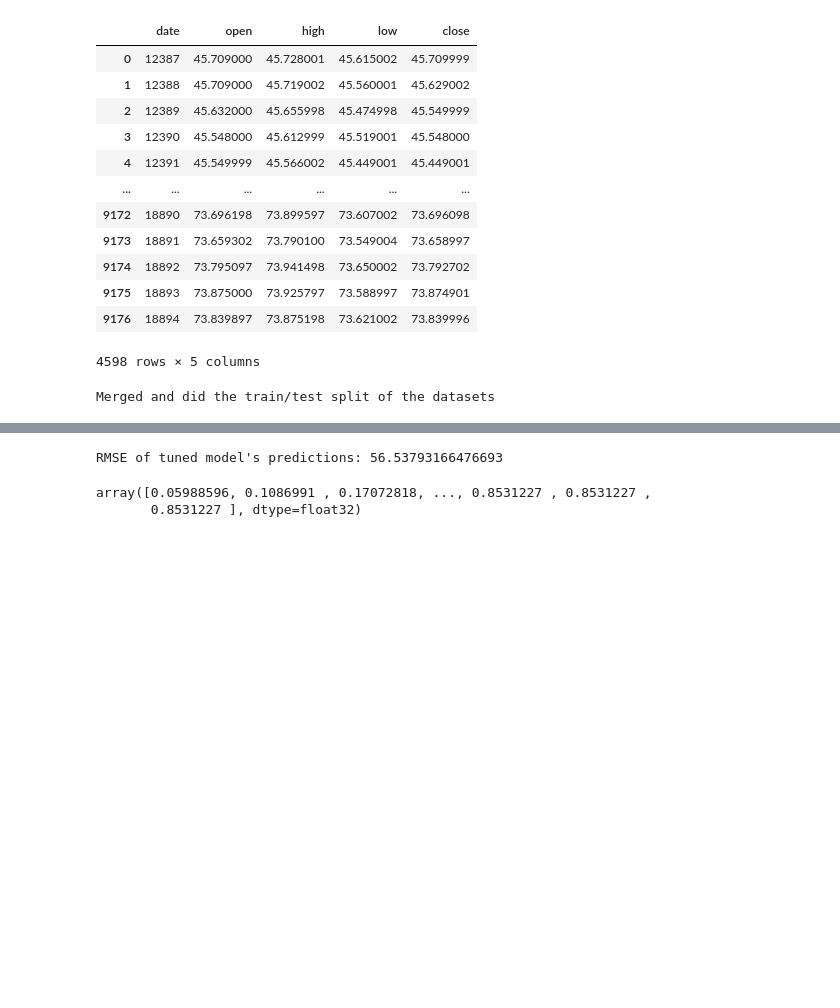
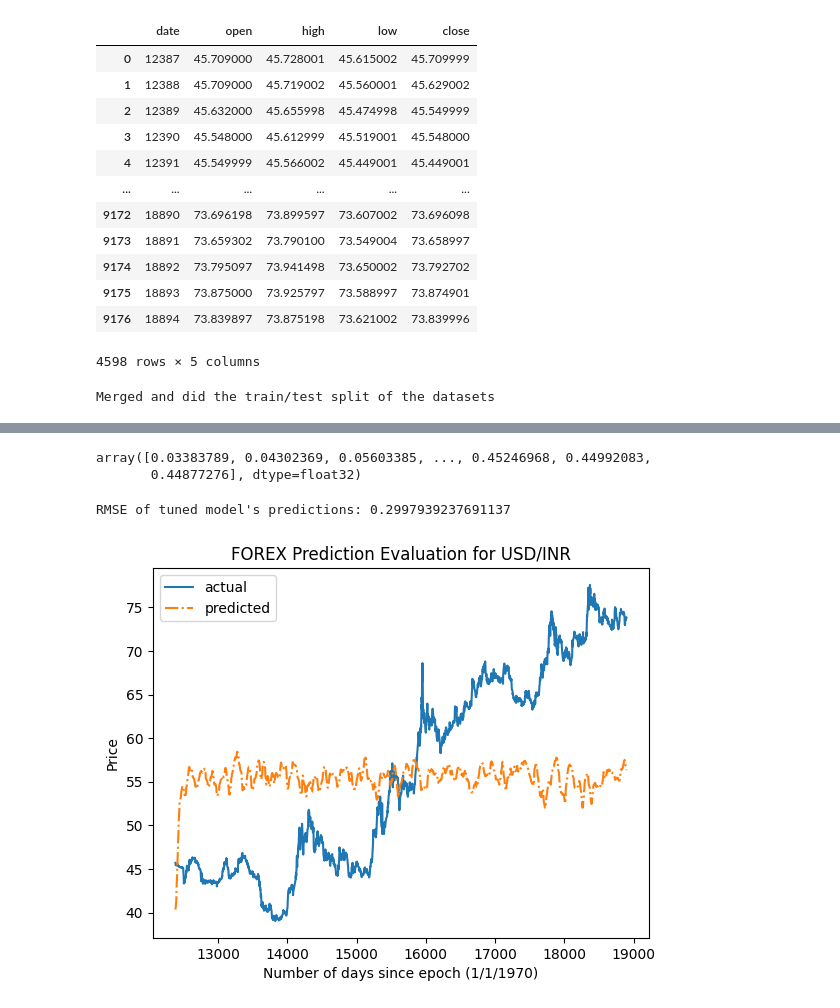
Before and after one commit to raphijay/csc522-project, a Jupyter notebook: src/project.ipynb, the cells around one changed output, grey strips where cells are left out. Drawn from its saved outputs; the diff is of its cells as text; code cells hidden in the pictures; blank space fills up the shorter version.

Commit message:
Fixing up the prediction method and adding plots

```diff
--- a/src/project.ipynb
+++ b/src/project.ipynb
@@ -44,20 +60,33 @@ merged_x_train, merged_x_test, merged_y_train, merged_y_test = split(merged_df)
 print('Merged and did the train/test split of the datasets')
 # %% [output]
 Merged and did the train/test split of the datasets
+# %%
+# Normalize the training and testing datasets for the processes of the LSTM RNN ensemble
+
+x_train_scaler = MinMaxScaler()
+x_train = pd.DataFrame(x_train_scaler.fit_transform(merged_x_train))
+
+y_train_scaler = MinMaxScaler()
+y_train = pd.DataFrame(y_train_scaler.fit_transform(merged_y_train.to_numpy().reshape(-1, 1)))
+
+x_test_scaler = MinMaxScaler()
+x_test = pd.DataFrame(x_test_scaler.fit_transform(merged_x_test))
+
+y_test_scaler = MinMaxScaler()
+y_test = pd.DataFrame(y_test_scaler.fit_transform(merged_y_test.to_numpy().reshape(-1, 1)))
 # %%
-%run lstm_rnn.py
-%run rand_network_ensemble.py
+# Instantiate and run the ensemble of random LSTM RNNs
 
 lstm_args = {
-    "input_shape": (len(merged_x_train.to_numpy()), len(merged_x_train.to_numpy()[0])),
+    "input_shape": (len(x_train.to_numpy()), len(x_train.to_numpy()[0])),
     "lstm_units": 32,
     "dense_units": 16,
     "output_shape": (1,)
 }
 ensembler = RandomNetworkEnsemble(num_networks = 10, base_nn_model = CustomLSTM, model_args = lstm_args, random_seed = 522)
 
-ensembler.train(merged_x_train.to_numpy(), merged_y_train.to_numpy())
-predicted_target = ensembler.predict(merged_x_test.to_numpy())
+ensembler.train(x_train.to_numpy(), y_train.to_numpy())
+predicted_target = ensembler.predict(x_test.to_numpy())
 # %% [output]
 Epoch 1/10
 Epoch 1/10
@@ -79,8 +108,25 @@ Epoch 6/10
+# %%
+y_test.to_numpy()
+# %% [output]
+array([0.03383789, 0.04302369, 0.05603385, ..., 0.45246968, 0.44992083,
+       0.44877276], dtype=float32)
 # %%
-print('RMSE of tuned model\'s predictions: ' + str(ensembler.calculate_rmse_of_predicted(merged_y_test.to_numpy())))
+# Printing some stats from the predictions
 
-predicted_target
+print('RMSE of tuned model\'s predictions: ' + str(ensembler.calculate_rmse_of_predicted(y_test.to_numpy())))
 # %% [output]
-RMSE of tuned model's predictions: 56.53793166476693
+RMSE of tuned model's predictions: 0.2997939237691137
-array([0.05988596, 0.1086991 , 0.17072818, ..., 0.8531227 , 0.8531227 ,
-       0.8531227 ], dtype=float32)
+# %%
+# Making a line chart of the predicted versus the actual
+#   (inverse normalizing to adhere to the context)
+
+plt.plot(merged_x_test.sort_values(by=['date'])['date'], pd.concat([merged_x_test, merged_y_test], axis = 1).sort_values(by=['date'])['close'], label ='actual')
+plt.plot(merged_x_test.sort_values(by=['date'])['date'], y_test_scaler.inverse_transform(predicted_target.reshape(-1, 1)).ravel(), '-.', label ='predicted')
+
+plt.xlabel('Number of days since epoch (1/1/1970)')
+plt.ylabel('Price')
+plt.legend()
+plt.title('FOREX Prediction Evaluation for USD/INR')
+plt.show()
+# %% [output]
+[figure, added]
```
Also changed, not shown: parts of 6 cells of this notebook.
